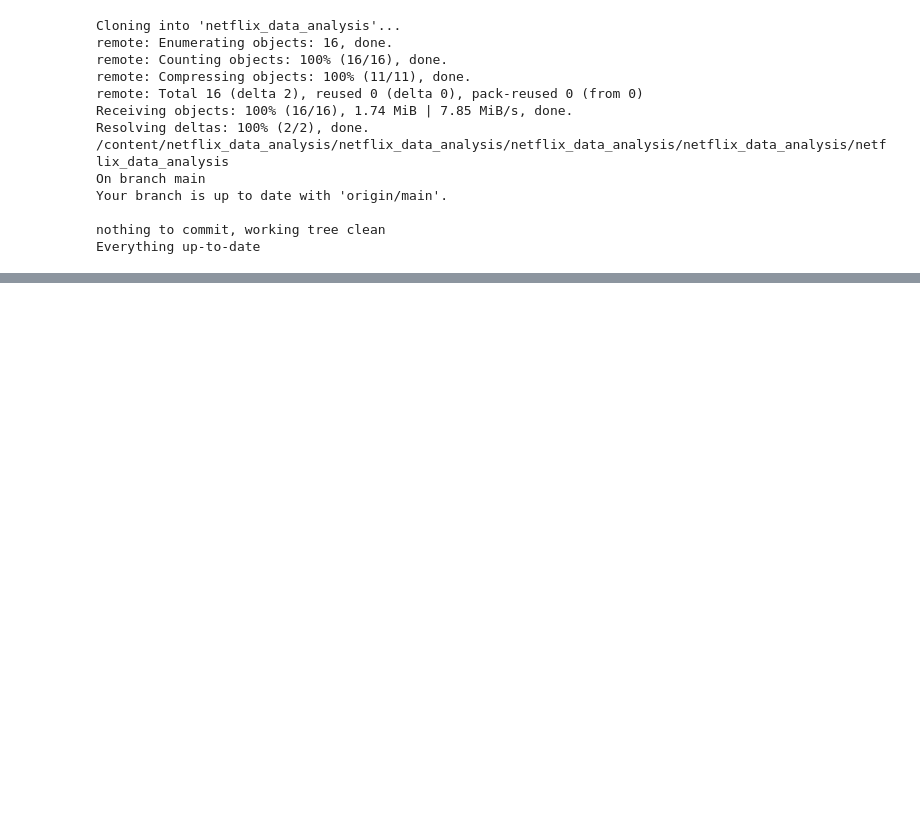
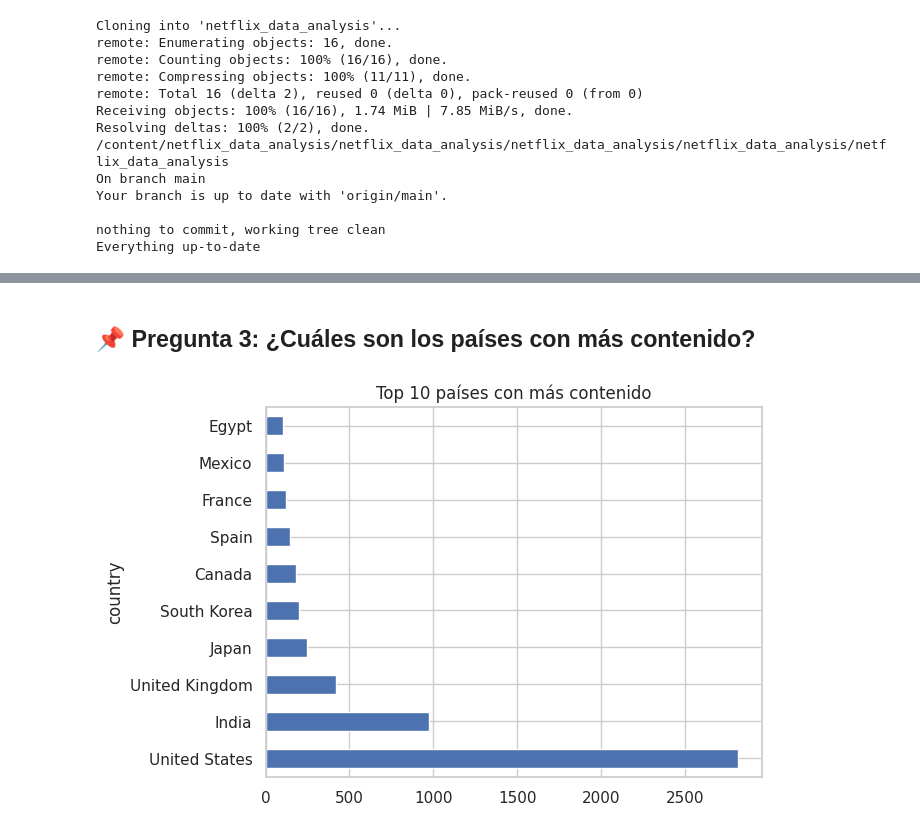
Before and after one commit to luisfernandoc/netflix_data_analysis, a Jupyter notebook: netflix_eda.ipynb, the cells around one changed output, grey strips where cells are left out. Saved outputs shown, nothing was run; the diff lists cells and outputs as text; code cells hidden in the pictures; blank space fills up the shorter version.

```diff
--- a/netflix_eda.ipynb
+++ b/netflix_eda.ipynb
@@ -645,0 +803,11 @@ Everything up-to-date
+# %% [markdown]
+## 📌 Pregunta 3: ¿Cuáles son los países con más contenido?
+# %%
+df['country'].value_counts().head(10).plot(
+    kind='barh',
+    title='Top 10 países con más contenido'
+);
+
+plt.savefig("images/countryies_with_more_content.png", dpi=300, bbox_inches='tight')
+# %% [output]
+[figure, added]
```
Also changed, not shown: parts of 32 cells of this notebook, 1 other file.
